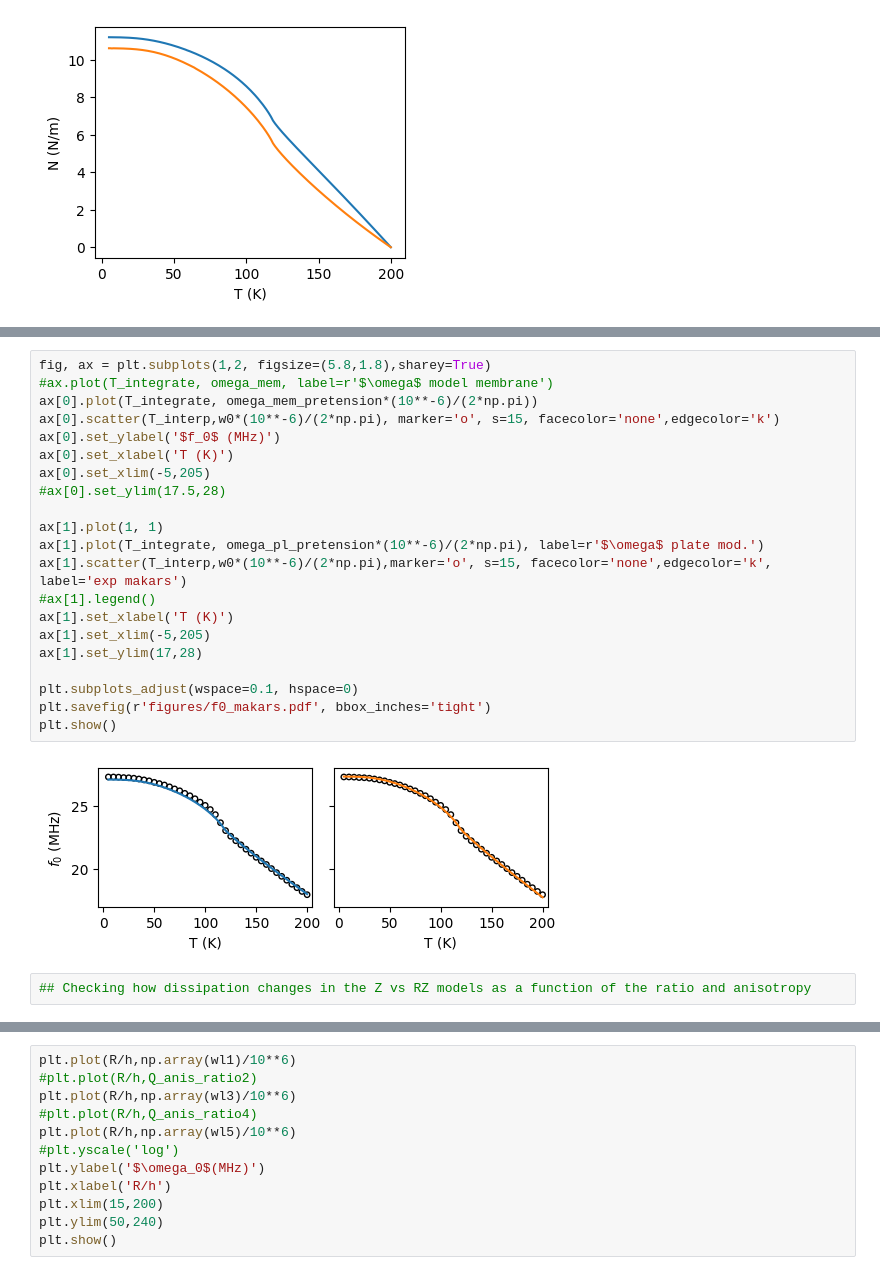
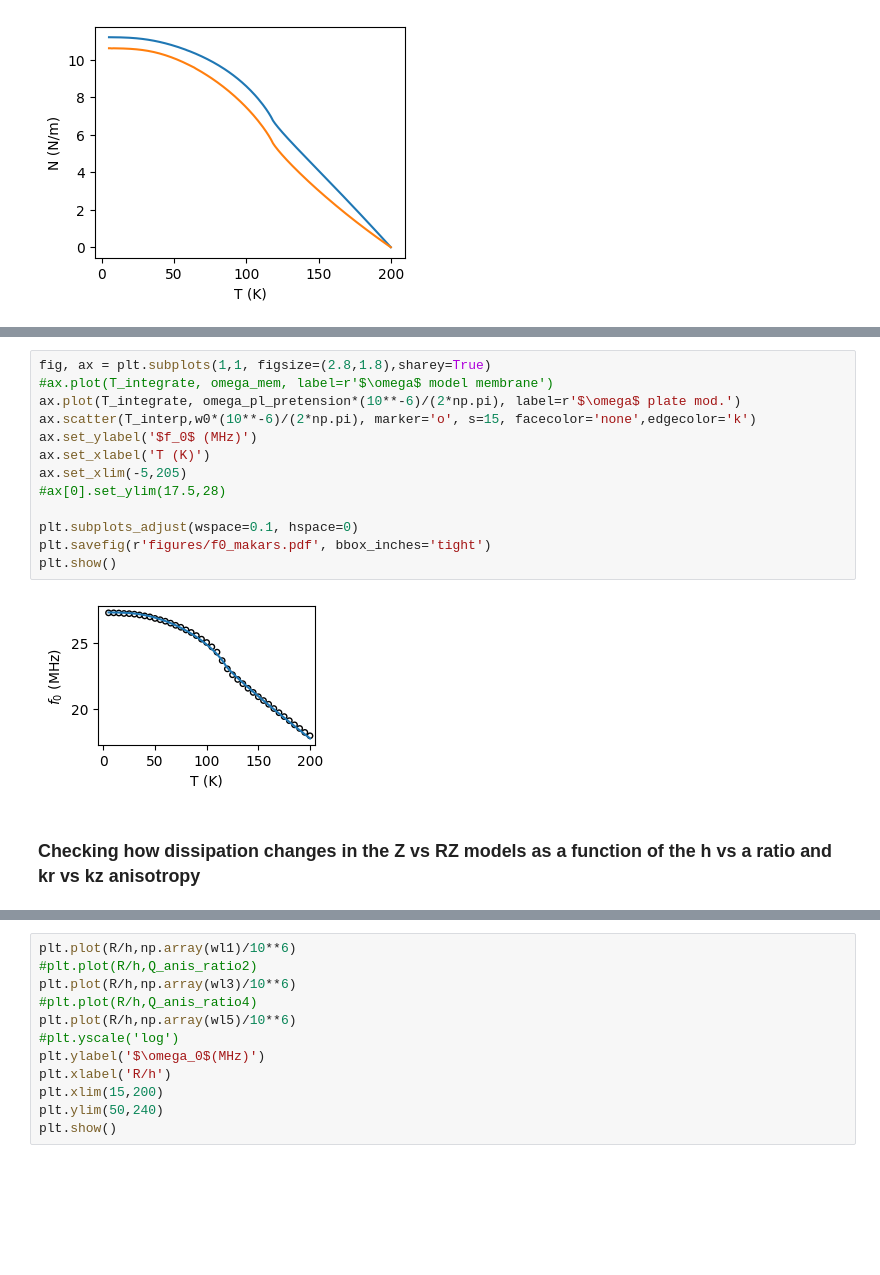
Before and after one commit to abermejillo/ted_anisotropy, a Jupyter notebook: ratios_analysis.ipynb, the cells around one changed output, grey strips where cells are left out. Saved outputs shown, nothing was run; the diff lists cells and outputs as text; blank space fills up the shorter version.

```diff
--- a/ratios_analysis.ipynb
+++ b/ratios_analysis.ipynb
@@ -190,26 +186,18 @@ w0 = 2*np.pi*f0
 # %%
-fig, ax = plt.subplots(1,2, figsize=(5.8,1.8),sharey=True)
+fig, ax = plt.subplots(1,1, figsize=(2.8,1.8),sharey=True)
 #ax.plot(T_integrate, omega_mem, label=r'$\omega$ model membrane')
-ax[0].plot(T_integrate, omega_mem_pretension*(10**-6)/(2*np.pi))
-ax[0].scatter(T_interp,w0*(10**-6)/(2*np.pi), marker='o', s=15, facecolor='none',edgecolor='k')
-ax[0].set_ylabel('$f_0$ (MHz)')
-ax[0].set_xlabel('T (K)')
-ax[0].set_xlim(-5,205)
+ax.plot(T_integrate, omega_pl_pretension*(10**-6)/(2*np.pi), label=r'$\omega$ plate mod.')
+ax.scatter(T_interp,w0*(10**-6)/(2*np.pi), marker='o', s=15, facecolor='none',edgecolor='k')
+ax.set_ylabel('$f_0$ (MHz)')
+ax.set_xlabel('T (K)')
+ax.set_xlim(-5,205)
 #ax[0].set_ylim(17.5,28)
-
-ax[1].plot(1, 1)
-ax[1].plot(T_integrate, omega_pl_pretension*(10**-6)/(2*np.pi), label=r'$\omega$ plate mod.')
-ax[1].scatter(T_interp,w0*(10**-6)/(2*np.pi),marker='o', s=15, facecolor='none',edgecolor='k', label='exp makars')
-#ax[1].legend()
-ax[1].set_xlabel('T (K)')
-ax[1].set_xlim(-5,205)
-ax[1].set_ylim(17,28)
 
 plt.subplots_adjust(wspace=0.1, hspace=0)
 plt.savefig(r'figures/f0_makars.pdf', bbox_inches='tight')
 plt.show()
 # %% [output]
-[figure, old version]
+[figure, new version]
-# %%
-## Checking how dissipation changes in the Z vs RZ models as a function of the ratio and anisotropy
+# %% [markdown]
+### Checking how dissipation changes in the Z vs RZ models as a function of the h vs a ratio and kr vs kz anisotropy
 # %%
```
Also changed, not shown: parts of 27 cells of this notebook, 13 other files.
